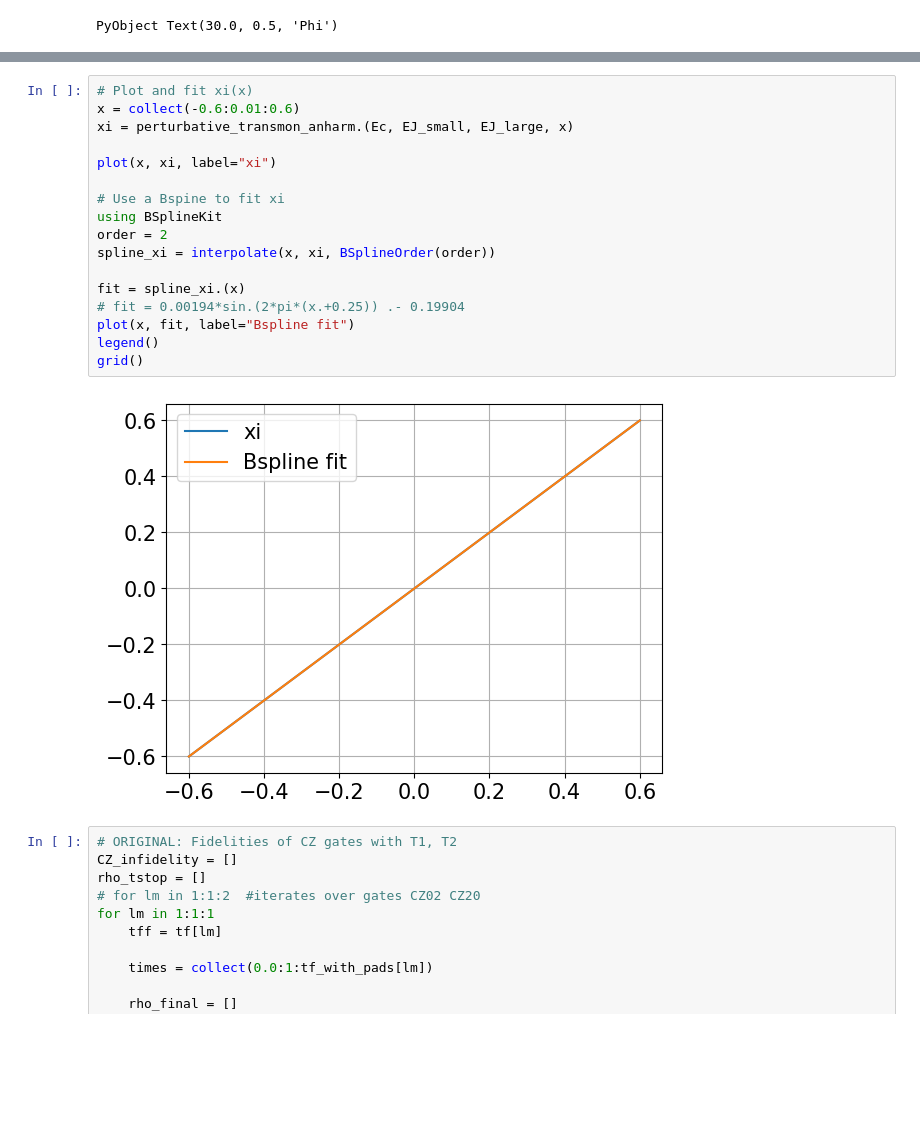
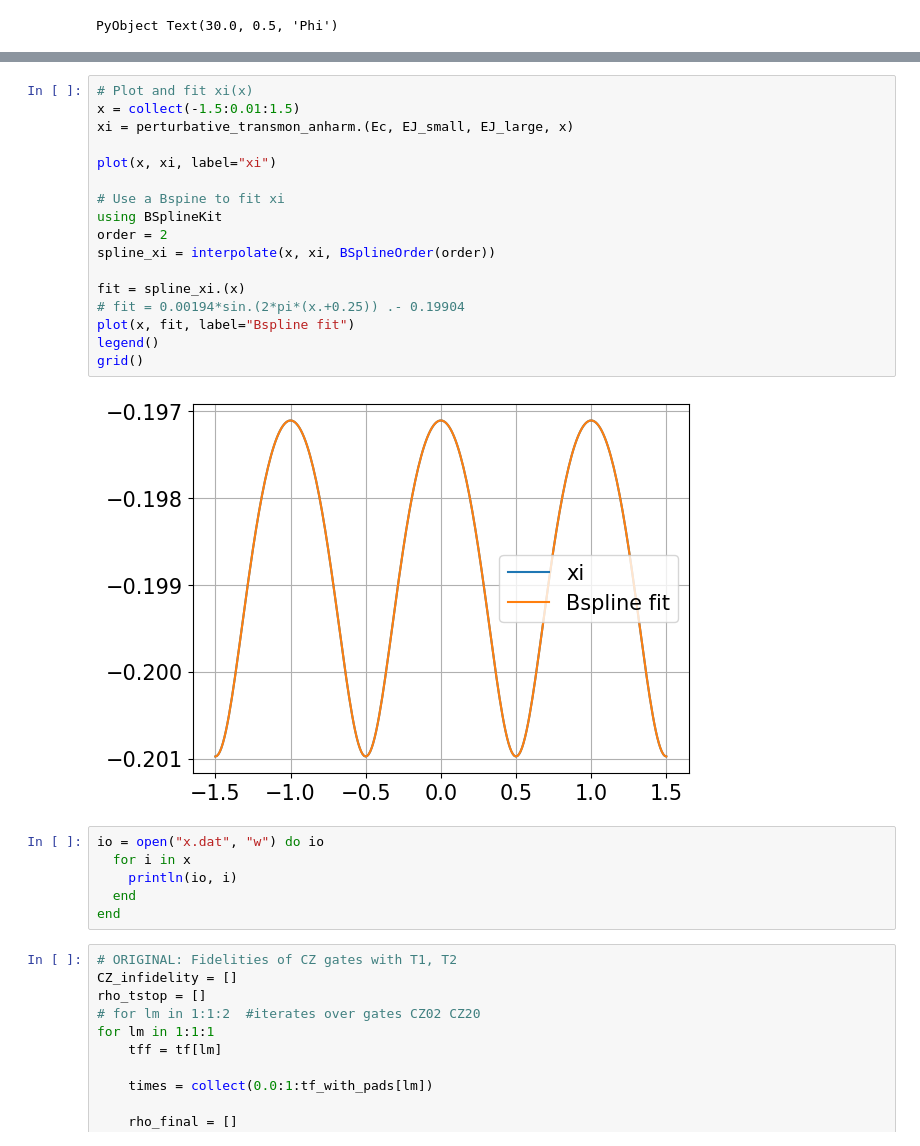
Before and after one commit to LLNL/quandary, a Jupyter notebook: RigettiMatching/test.ipynb, the cells around one changed output, grey strips where cells are left out. Cells and saved outputs as stored; diff of their text form; blank space fills up the shorter version.

```diff
--- a/RigettiMatching/test.ipynb
+++ b/RigettiMatching/test.ipynb
@@ -245,22 +252,28 @@ ax[:set_xlim]([0,10])
 # %%
 # Plot and fit xi(x)
-x = collect(-0.6:0.01:0.6)
+x = collect(-1.5:0.01:1.5)
 xi = perturbative_transmon_anharm.(Ec, EJ_small, EJ_large, x)
 
 plot(x, xi, label="xi")
 
 # Use a Bspine to fit xi
 using BSplineKit
 order = 2
 spline_xi = interpolate(x, xi, BSplineOrder(order))
 
 fit = spline_xi.(x)
 # fit = 0.00194*sin.(2*pi*(x.+0.25)) .- 0.19904
 plot(x, fit, label="Bspline fit")
 legend()
 grid()
 # %% [output]
-[figure, old version]
+[figure, new version]
+# %%
+io = open("x.dat", "w") do io
+  for i in x
+    println(io, i)
+  end
+end
 # %%
 # ORIGINAL: Fidelities of CZ gates with T1, T2
 CZ_infidelity = []
```
Also changed, not shown: parts of 5 cells of this notebook, 1 other file.
